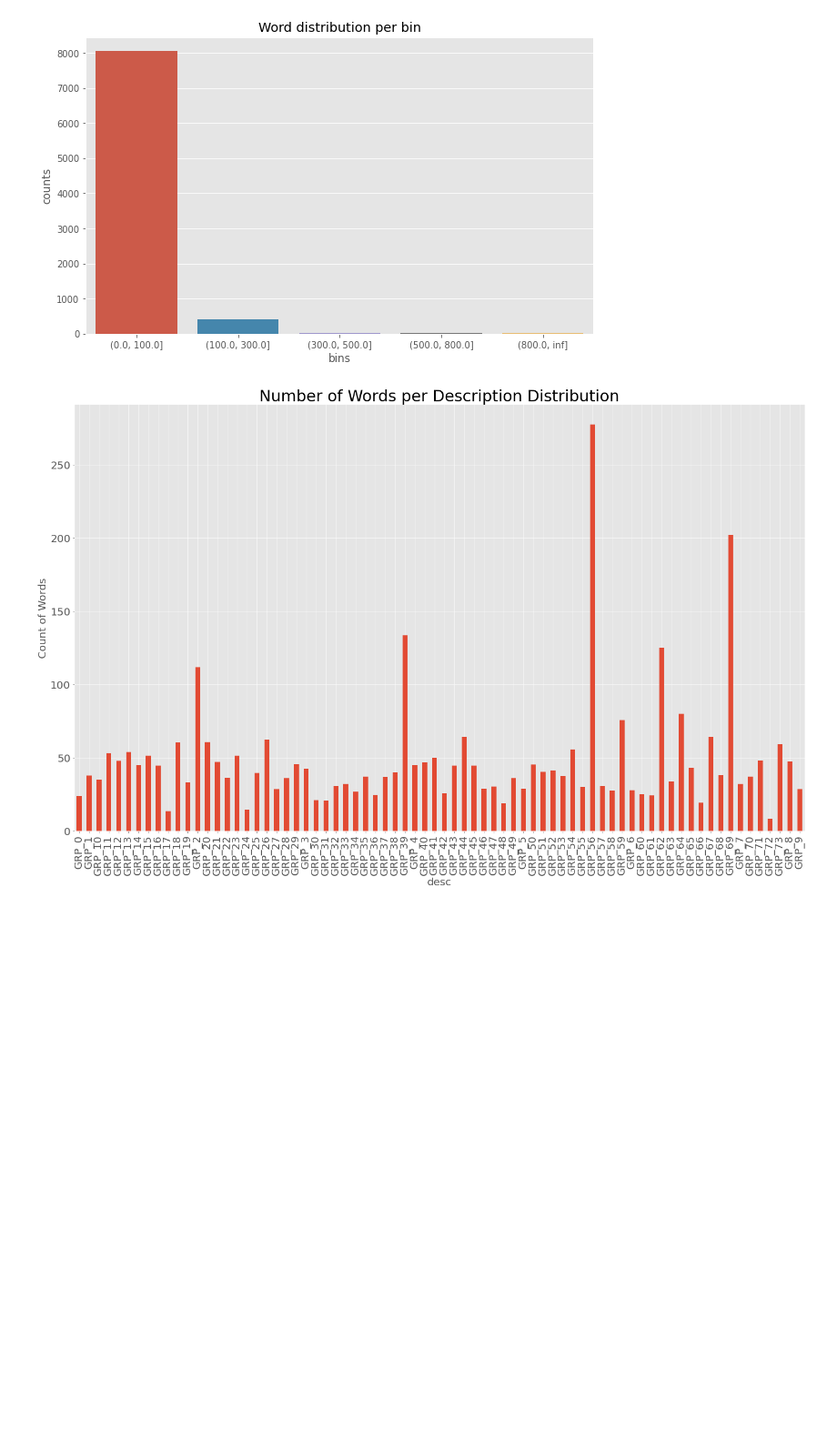
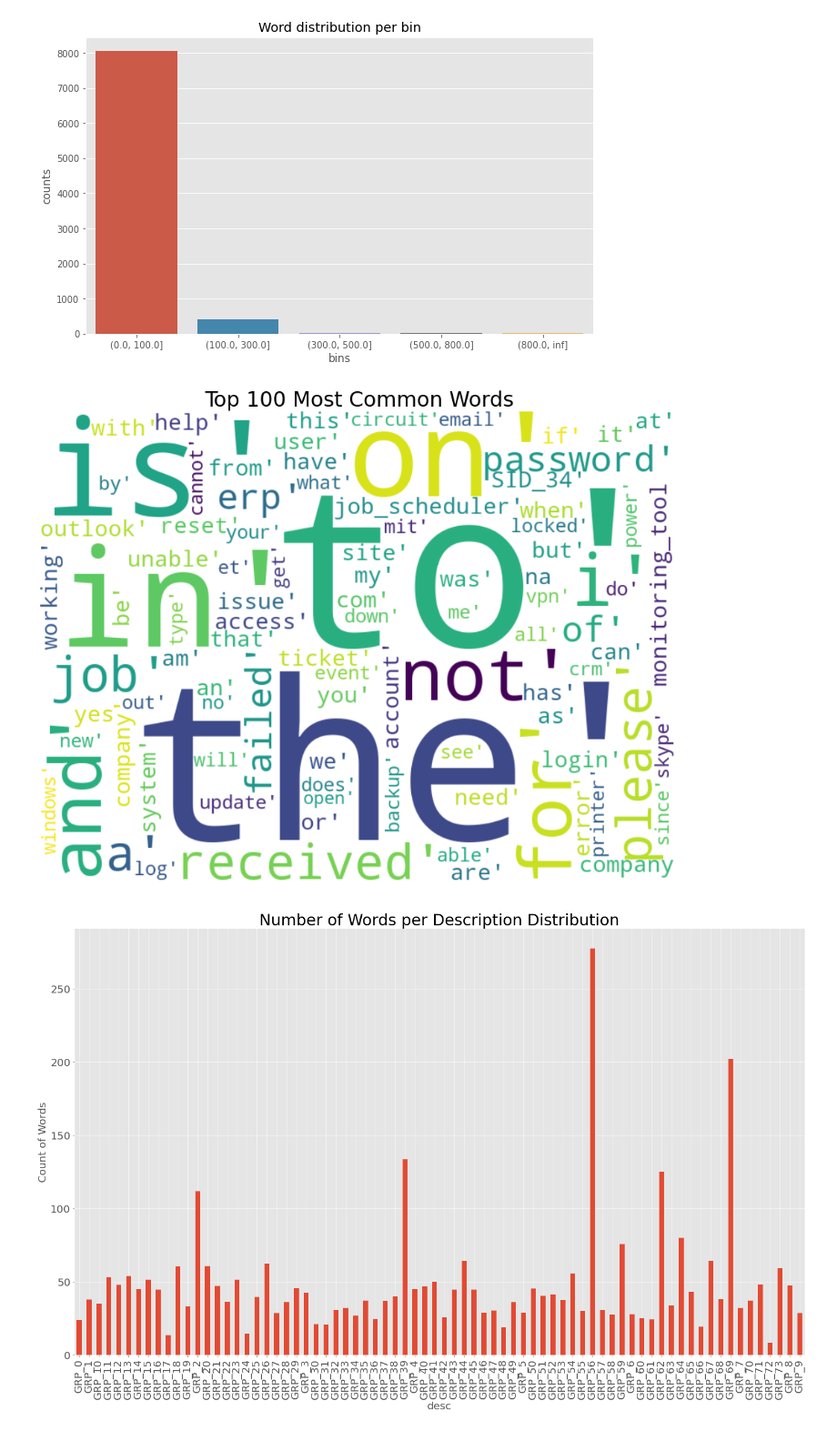
Before and after one commit to vikasktyagi0/capstone2020, a Jupyter notebook: AutomaticTicketAssignment.ipynb, the cells around one changed output. Shown at 91% size. Drawn from its saved outputs; the diff is of its cells as text; code cells hidden in the pictures; blank space fills up the shorter version.

```diff
--- a/AutomaticTicketAssignment.ipynb
+++ b/AutomaticTicketAssignment.ipynb
@@ -241,9 +274,8 @@ class Plotter :
      plt.title('Number of Words per Description Distribution', fontsize=30)
      plt.show()
 
-   def word_cloud_plot(self, dfColumnName, word_count):
+   def word_cloud_plot(self, allwordsSeris, word_count):
      allwords = []
-     allwordsSeris = loader._xlsDF[dfColumnName].str.lower().str.split()
      for series in allwordsSeris:
        for word in series:
          allwords.append(word)
@@ -265,6 +297,42 @@ class Plotter :
      plt.xticks(fontsize=10)
      plt.yticks(fontsize=10)
      sns.heatmap(correlation, cmap='coolwarm', annot=True, annot_kws={"size": 15}, linewidths=10, vmin=-1.5, mask=mask)
+
+   def draw_cm_matrix(self,cmdict,rows, columns):
+     pos = 1
+     plt.figure(figsize = (10,6))
+     for key in cmdict.keys() :
+       cm = cmdict.get(key)
+       plt.subplot(rows, columns, pos)   # plot grid
+       df_cm = pd.DataFrame(cm, index = [i for i in ["No","Yes"]],
+                  columns = [i for i in ["No","Yes"]])
+       ax = sns.heatmap(df_cm,center=0.5, cmap= 'coolwarm', annot=True ,fmt='g', linewidths=1)
+       plt.xticks(fontsize=14)
+       plt.yticks(fontsize=14)
+       plt.title(key)
+       pos += 1
+
+   def writ_metrics_cm(self, cmdict):
+     cmResult = pd.DataFrame(columns=['Method', 'recall', 'precison', 'specificity', 'f1_score'])
+     for key in cmdict.keys() :
+       cm = cmdict.get(key)
+       tn, fp, fn, tp = cm.ravel()  # compute the confusion matrix from the predictions and actuals
+       recall = round(tp/(tp+fn), 3)
+       precision = round(tp/(tp+fp), 3)
+       specificity =round(tn/(tn+fp),3)
+       f1_score =  round(2*precision*recall/(precision + recall), 3)
+       cmResult = cmResult.append({'Method': key, 'recall': recall, 'precison': precision,'specificity':specificity,'f1_score':f1_score},
+                                   ignore_index=True)
+     return cmResult
+
+   def draw_line_chart(self,df,title, xlabel, ylabels):
+     for ylabel in ylabels:
+       plt.plot(df[xlabel], df[ylabel], marker='o', label= ylabel)
+     plt.title(title)
+     plt.xlabel(xlabel)
+     plt.legend("lower left")
+     plt.ylabel('Statistics')
+     plt.show()
 # %%
 plotter = Plotter(loader._xlsDF)
 plotter.count_plot("Count Plot","assignmentgroup")
@@ -274,6 +342,12 @@ plotter.count_plot("Count Plot","assignmentgroup")
 plotter.bar_plot(bins=[0,100,300,500,800, np.inf], labels=['0-100', '100-300', '300-500','500-800' ,'>800'])
 # %% [output]
 [figure]
+# %%
+#calculate all words from given data
+allwordsSeris = loader._xlsDF['sdesc_desc'].str.split()
+plotter.word_cloud_plot(allwordsSeris,100)
+# %% [output]
+[figure, added]
 # %%
 plotter.bar_plot_groupby('assignmentgroup','num_words')
 # %% [output]
```
Also changed, not shown: parts of 33 cells of this notebook, 1 other file.
